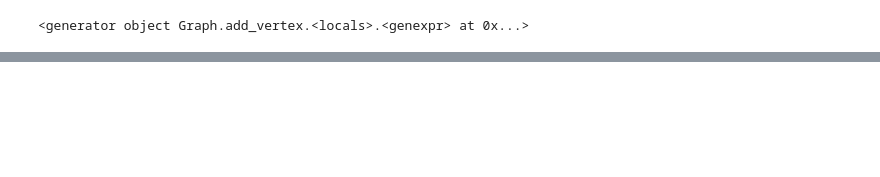
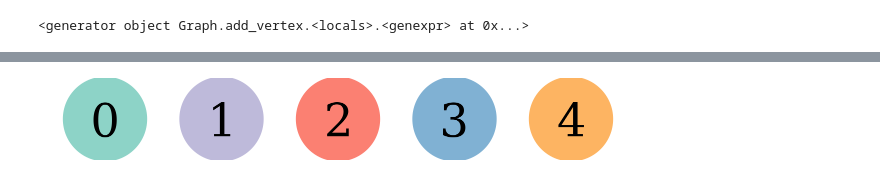
Before and after one commit to LozzaTray/Jormungandr-code, a Jupyter notebook: colors.ipynb, the cells around one changed output, grey strips where cells are left out. Saved outputs shown, nothing was run; the diff lists cells and outputs as text; code cells hidden in the pictures; blank space fills up the shorter version.

```diff
--- a/colors.ipynb
+++ b/colors.ipynb
@@ -36,7 +36,8 @@ from graph_tool.inference import minimize_blockmodel_dl
 # %%
 partition = minimize_blockmodel_dl(graph, B_min=n, B_max=n)
 # %%
-#output = None
-output = "~/Jormungandr/nips/img/school-legend.png"
+output = None
+#output = "~/Jormungandr/nips/img/5-legend.png"
 partition.draw(pos=pos, output=output, vertex_shape="pie", vertex_pie_fractions=block_counts, vprops={"text":id})
 # %% [output]
+[figure, added]
```
Also changed, not shown: parts of 3 cells of this notebook, 4 other files.
